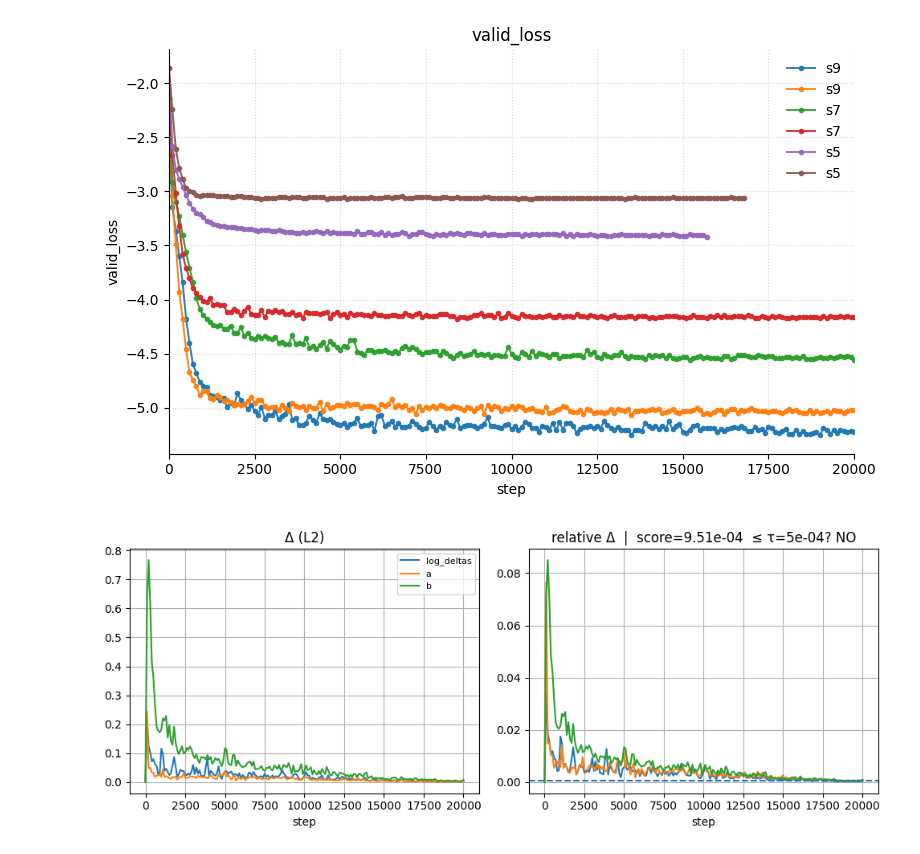
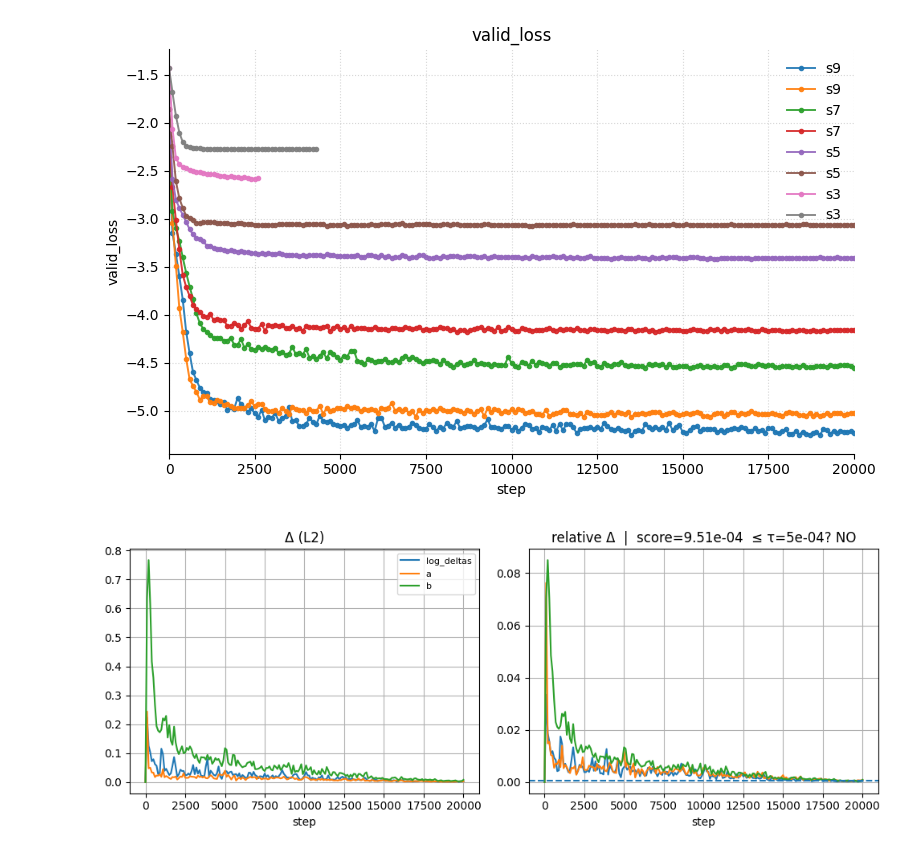
Before and after one commit to scpark20/logpx_samplers, a Jupyter notebook: reports/tensorboard_gmdit.ipynb, the cells around one changed output. Saved outputs shown, nothing was run; the diff lists cells and outputs as text; code cells hidden in the pictures.

Commit message:
gmdit

```diff
--- a/reports/tensorboard_gmdit.ipynb
+++ b/reports/tensorboard_gmdit.ipynb
@@ -20,37 +20,40 @@ RUN_DIRS = ['logs/gmdit/bns/s9',
 
             'logs/gmdit/bns/s5',
             'logs/gmdit/ds/s5',
+
+            'logs/gmdit/bns/s3',
+            'logs/gmdit/ds/s3',
             ]
 TAGS = ['valid_loss']
 
 # load
 metrics = {}  # {tag: {run: (steps, values)}}
 for r in RUN_DIRS:
     acc = ea.EventAccumulator(r, size_guidance={ea.SCALARS:0}); acc.Reload()
     for t in acc.Tags()["scalars"]:
         ev = acc.Scalars(t)
         s = np.array([e.step for e in ev]); v = np.array([e.value for e in ev])
         i = np.argsort(s, kind="stable"); s, v = s[i], v[i]      # sort by step
         u, k = np.unique(s, return_index=True); s, v = u, v[k]   # dedup steps
         (metrics.setdefault(t, {}))[r] = (s, v)
 
 if not TAGS:
     print("Available tags:");
     for t in sorted(metrics.keys()): print(" •", t)
 else:
     for t in TAGS:
         if t not in metrics: continue
         fig, ax = plt.subplots(figsize=(8,5))
         for r,(s,v) in metrics[t].items():
             ax.plot(s, v, '-o', markersize=3, linewidth=1.4, alpha=0.9, label=Path(r).name)
         ax.set_title(t)
         ax.set_xlabel("step"); ax.set_ylabel(t.split("/")[-1])
         ax.grid(True, linestyle=":", alpha=0.5); ax.margins(x=0.02)
         ax.spines['top'].set_visible(False); ax.spines['right'].set_visible(False)
         if len(metrics[t])>1: ax.legend(frameon=False)
         plt.xlim([0, 20*1000]); plt.tight_layout(); plt.show()
 # %% [output]
-[figure, old version]
+[figure, new version]
 # %%
 # ✅ 최소버전: 왼쪽=Δ(L2), 오른쪽=relative Δ (양옆 플롯) + 최근 K창 score
 import os, torch, matplotlib.pyplot as plt
```
Also changed, not shown: parts of 1 cell of this notebook, 1 other file.
